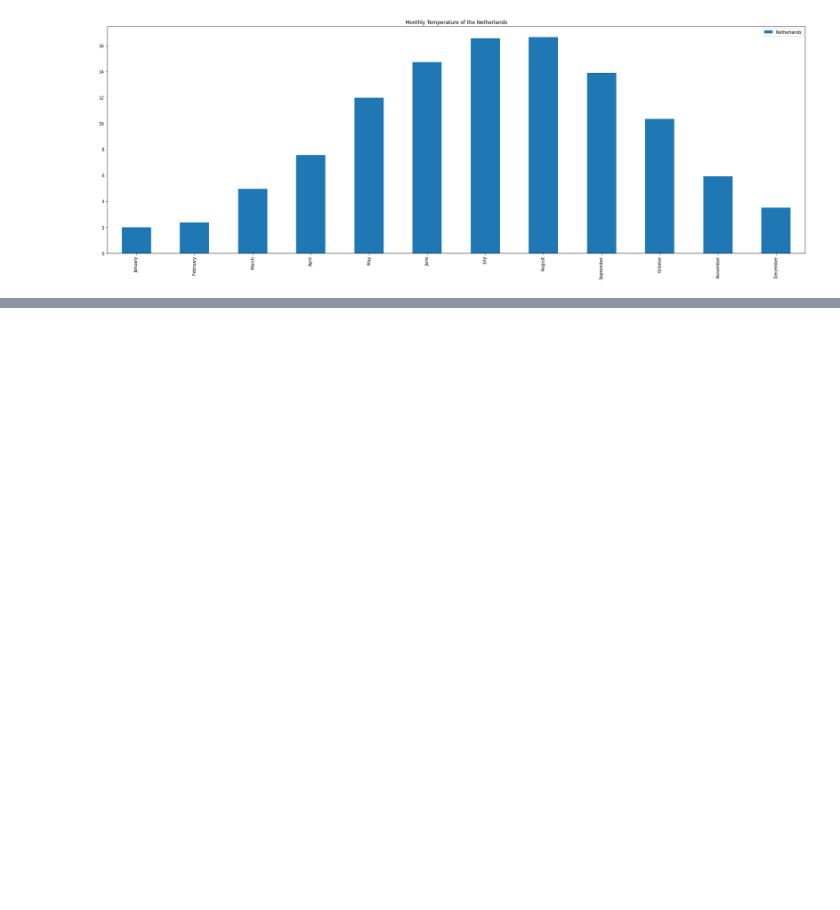
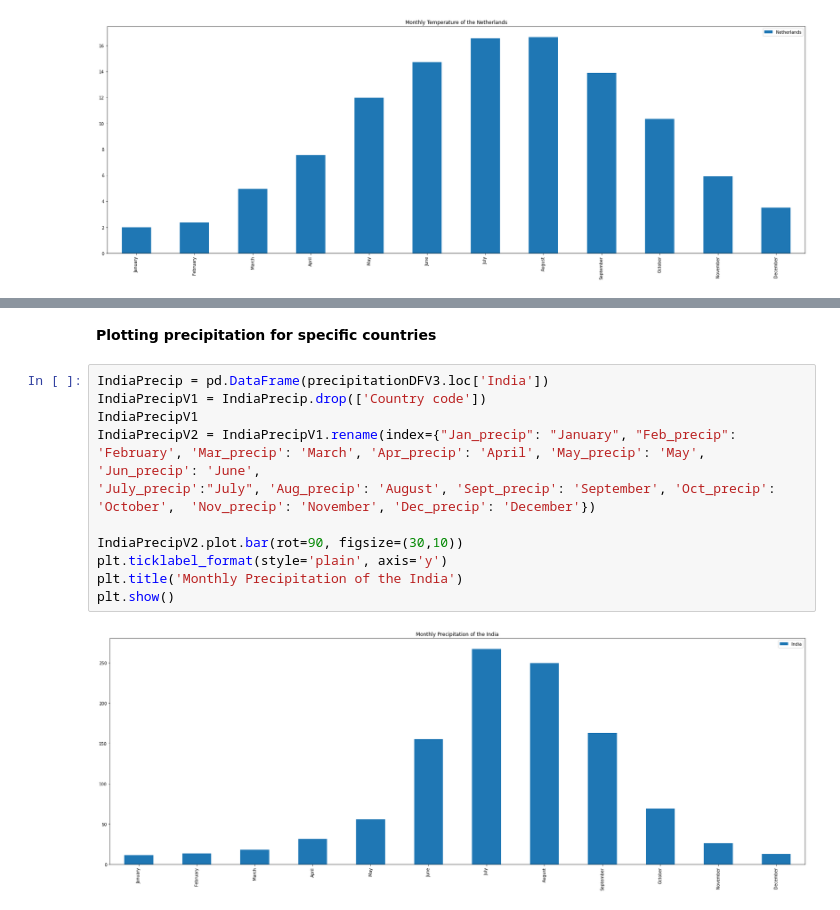
Before and after one commit to kartikay89/Data-Analysis, a Jupyter notebook: ClimateChange.ipynb, the cells around one changed output, grey strips where cells are left out. Saved outputs shown, nothing was run; the diff lists cells and outputs as text; blank space fills up the shorter version.

```diff
--- a/ClimateChange.ipynb
+++ b/ClimateChange.ipynb
@@ -157,0 +209,15 @@ plt.show()
+# %% [markdown]
+**Plotting precipitation for specific countries**
+# %%
+IndiaPrecip = pd.DataFrame(precipitationDFV3.loc['India'])
+IndiaPrecipV1 = IndiaPrecip.drop(['Country code'])
+IndiaPrecipV1
+IndiaPrecipV2 = IndiaPrecipV1.rename(index={"Jan_precip": "January", "Feb_precip": 'February', 'Mar_precip': 'March', 'Apr_precip': 'April', 'May_precip': 'May', 'Jun_precip': 'June',
+'July_precip':"July", 'Aug_precip': 'August', 'Sept_precip': 'September', 'Oct_precip': 'October',  'Nov_precip': 'November', 'Dec_precip': 'December'})
+
+IndiaPrecipV2.plot.bar(rot=90, figsize=(30,10))
+plt.ticklabel_format(style='plain', axis='y')
+plt.title('Monthly Precipitation of the India')
+plt.show()
+# %% [output]
+[figure, added]
```
Also changed, not shown: parts of 15 cells of this notebook.
